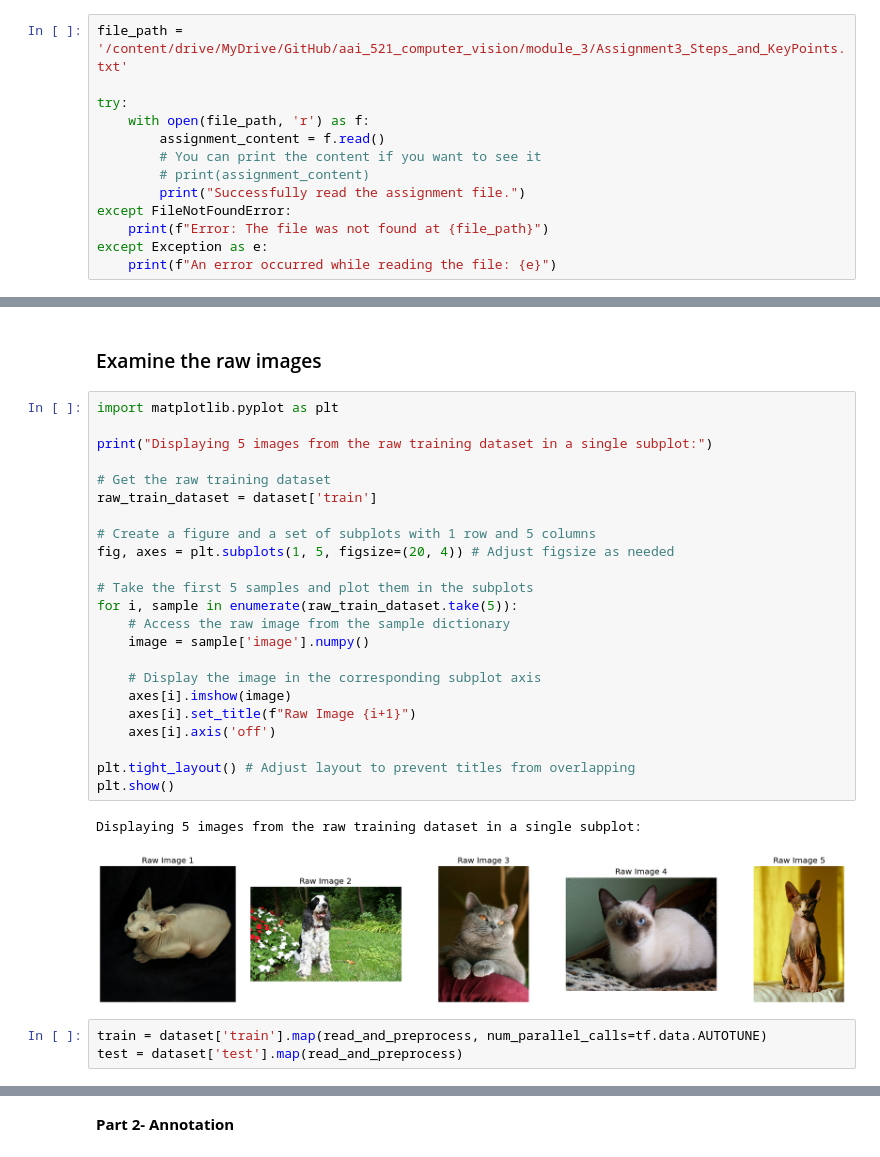
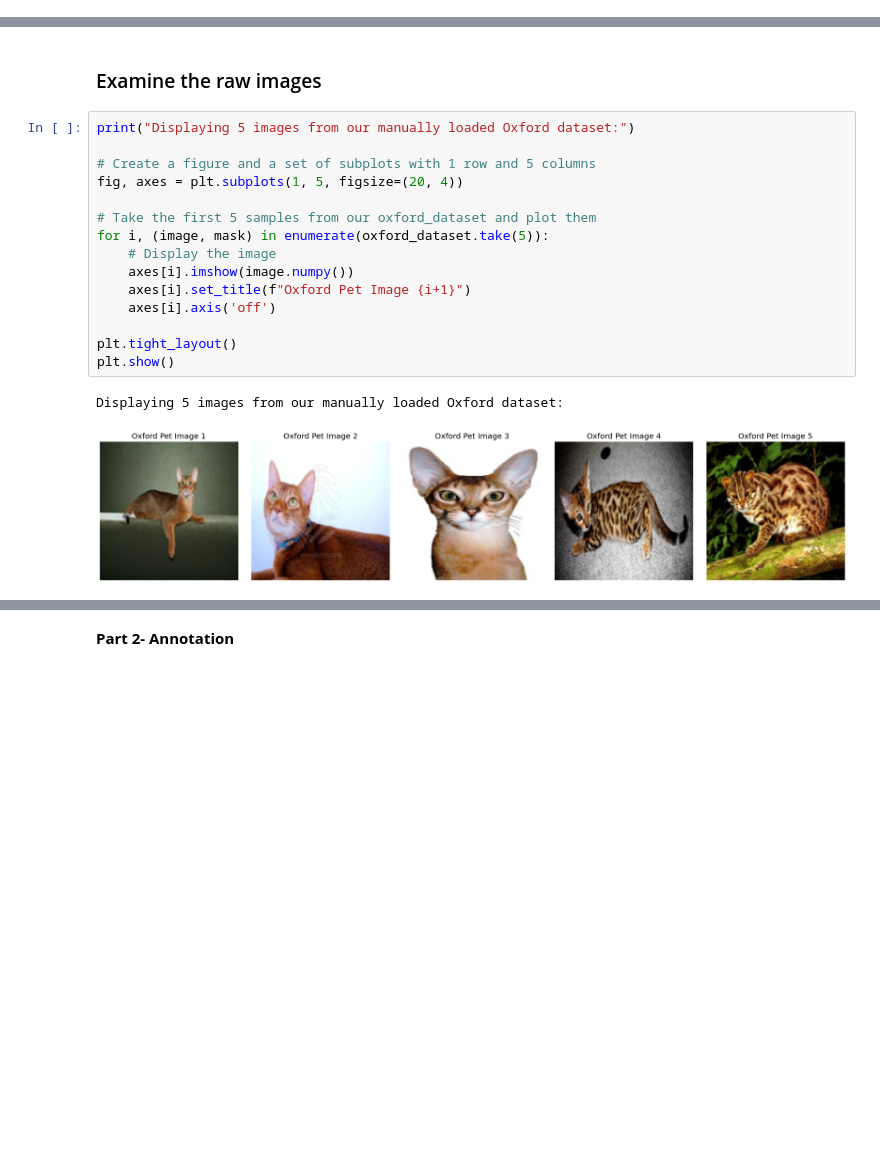
Before and after one commit to marstonsward/aai_521_computer_vision, a Jupyter notebook: module_3/Marston_Ward_Assignment3.ipynb, the cells around one changed output, grey strips where cells are left out. Saved outputs shown, nothing was run; the diff lists cells and outputs as text; blank space fills up the shorter version.

```diff
--- a/module_3/Marston_Ward_Assignment3.ipynb
+++ b/module_3/Marston_Ward_Assignment3.ipynb
@@ -365,13 +354,0 @@ Prefetch size: -1
-# %%
-file_path = '/content/drive/MyDrive/GitHub/aai_521_computer_vision/module_3/Assignment3_Steps_and_KeyPoints.txt'
-
-try:
-    with open(file_path, 'r') as f:
-        assignment_content = f.read()
-        # You can print the content if you want to see it
-        # print(assignment_content)
-        print("Successfully read the assignment file.")
-except FileNotFoundError:
-    print(f"Error: The file was not found at {file_path}")
-except Exception as e:
-    print(f"An error occurred while reading the file: {e}")
@@ -510,31 +879,20 @@ Classes:
 # %% [markdown]
 ### Examine the raw images
 # %%
-import matplotlib.pyplot as plt
-
-print("Displaying 5 images from the raw training dataset in a single subplot:")
-
-# Get the raw training dataset
-raw_train_dataset = dataset['train']
+print("Displaying 5 images from our manually loaded Oxford dataset:")
 
 # Create a figure and a set of subplots with 1 row and 5 columns
-fig, axes = plt.subplots(1, 5, figsize=(20, 4)) # Adjust figsize as needed
+fig, axes = plt.subplots(1, 5, figsize=(20, 4))
 
-# Take the first 5 samples and plot them in the subplots
-for i, sample in enumerate(raw_train_dataset.take(5)):
-    # Access the raw image from the sample dictionary
-    image = sample['image'].numpy()
-
-    # Display the image in the corresponding subplot axis
-    axes[i].imshow(image)
-    axes[i].set_title(f"Raw Image {i+1}")
+# Take the first 5 samples from our oxford_dataset and plot them
+for i, (image, mask) in enumerate(oxford_dataset.take(5)):
+    # Display the image
+    axes[i].imshow(image.numpy())
+    axes[i].set_title(f"Oxford Pet Image {i+1}")
     axes[i].axis('off')
 
-plt.tight_layout() # Adjust layout to prevent titles from overlapping
+plt.tight_layout()
 plt.show()
 # %% [output]
-Displaying 5 images from the raw training dataset in a single subplot:
+Displaying 5 images from our manually loaded Oxford dataset:
-[figure, old version]
+[figure, new version]
-# %%
-train = dataset['train'].map(read_and_preprocess, num_parallel_calls=tf.data.AUTOTUNE)
-test = dataset['test'].map(read_and_preprocess)
```
Also changed, not shown: parts of 20 cells of this notebook, 1 other file.
